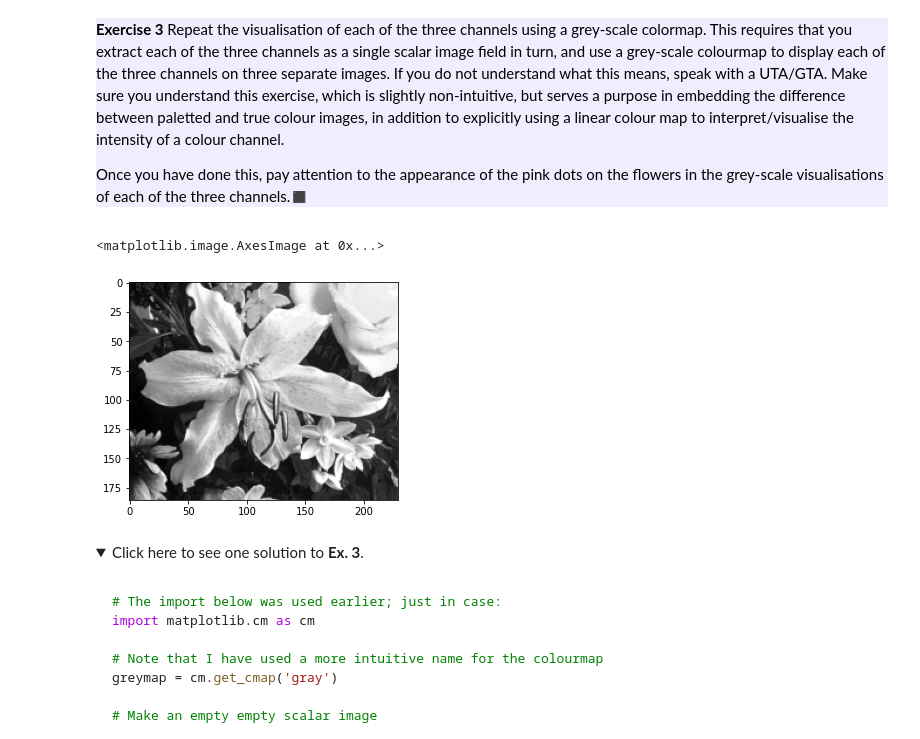
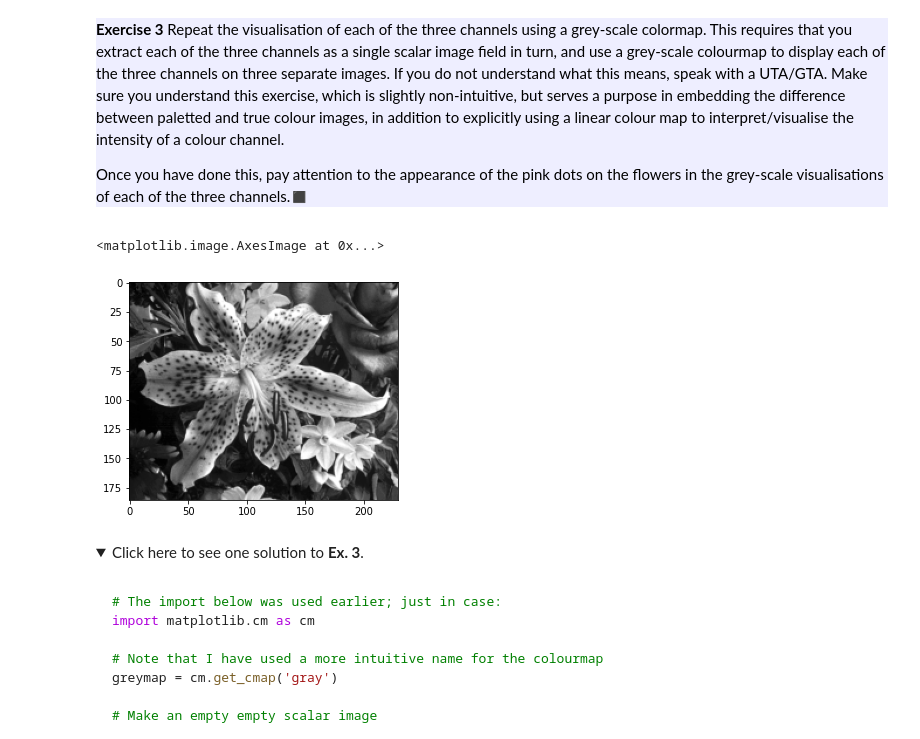
Before and after one commit to orion253/imgprocessing, a Jupyter notebook: c1cmap/ImagesAndColourmaps_Solutions(1).ipynb, the cells around one changed output. Saved outputs shown, nothing was run; the diff lists cells and outputs as text; code cells hidden in the pictures; folded sections open.

```diff
--- a/c1cmap/ImagesAndColourmaps_Solutions(1).ipynb
+++ b/c1cmap/ImagesAndColourmaps_Solutions(1).ipynb
@@ -607,17 +611,17 @@ Once you have done this, pay attention to the appearance of the pink dots on the
 # %%
 import matplotlib.cm as cm
 
 graymap = cm.get_cmap('gray')
 redI = imdata[:,:,0]
 greenI = imdata[:,:,1]
 blueI = imdata[:,:,2]
 
-plt.imshow(redI, cmap = graymap)
-#plt.imshow(greenI, cmap = graymap)
+#plt.imshow(redI, cmap = graymap)
+plt.imshow(greenI, cmap = graymap)
 #plt.imshow(blueI, cmap = graymap)
 # %% [output]
 <matplotlib.image.AxesImage at 0x...>
-[figure, old version]
+[figure, new version]
 # %% [markdown]
 <details>
      <summary outline="1pt">  Click here to see one solution to <b>Ex. 3</b>. </summary>
```
Also changed, not shown: parts of 9 cells of this notebook, 6 other files.
